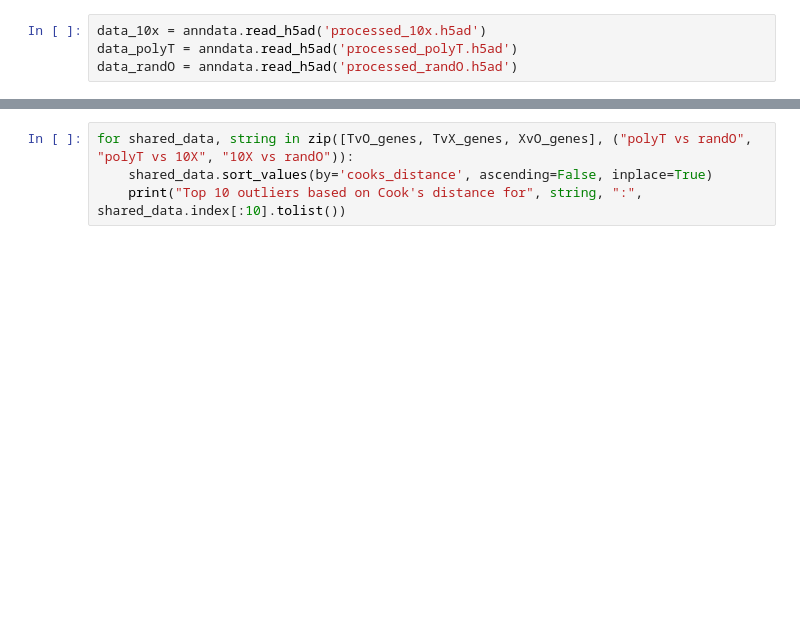
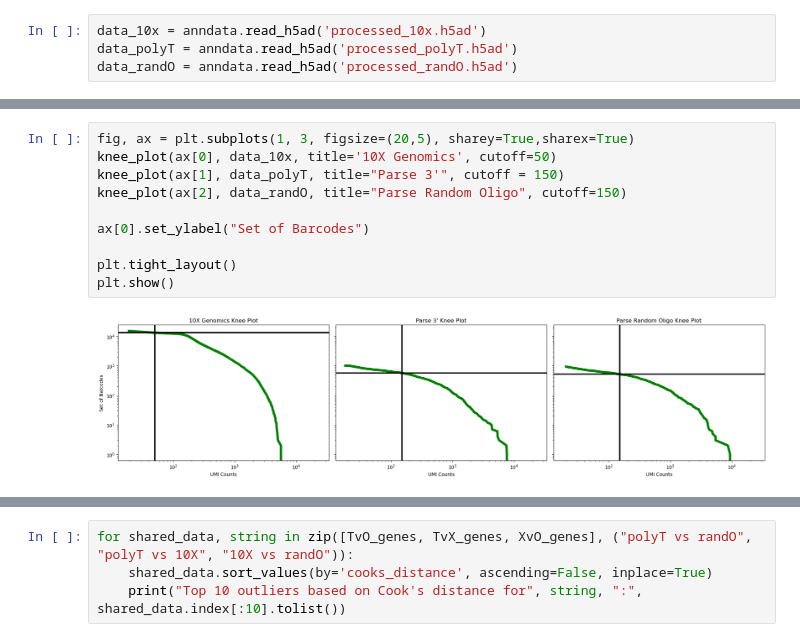
Before and after one commit to mcaskey6/10XvParse, a Jupyter notebook: Analysis 1/combo_test.ipynb, the cells around one changed output, grey strips where cells are left out. Saved outputs shown, nothing was run; the diff lists cells and outputs as text; blank space fills up the shorter version.

```diff
--- a/Analysis 1/combo_test.ipynb
+++ b/Analysis 1/combo_test.ipynb
@@ -15,0 +61,12 @@ data_randO = anndata.read_h5ad('processed_randO.h5ad')
+# %%
+fig, ax = plt.subplots(1, 3, figsize=(20,5), sharey=True,sharex=True)
+knee_plot(ax[0], data_10x, title='10X Genomics', cutoff=50)
+knee_plot(ax[1], data_polyT, title="Parse 3'", cutoff = 150)
+knee_plot(ax[2], data_randO, title="Parse Random Oligo", cutoff=150)
+
+ax[0].set_ylabel("Set of Barcodes")
+
+plt.tight_layout()
+plt.show()
+# %% [output]
+[figure, added]
```
Also changed, not shown: parts of 10 cells of this notebook.
